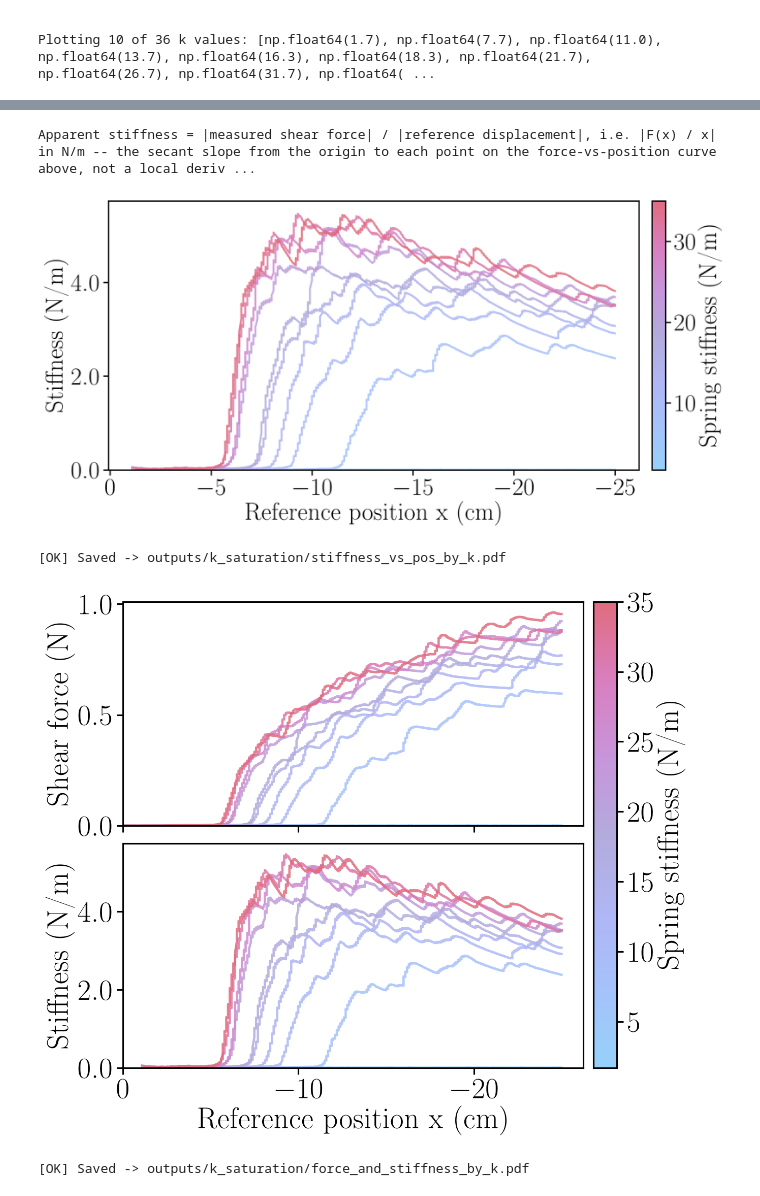
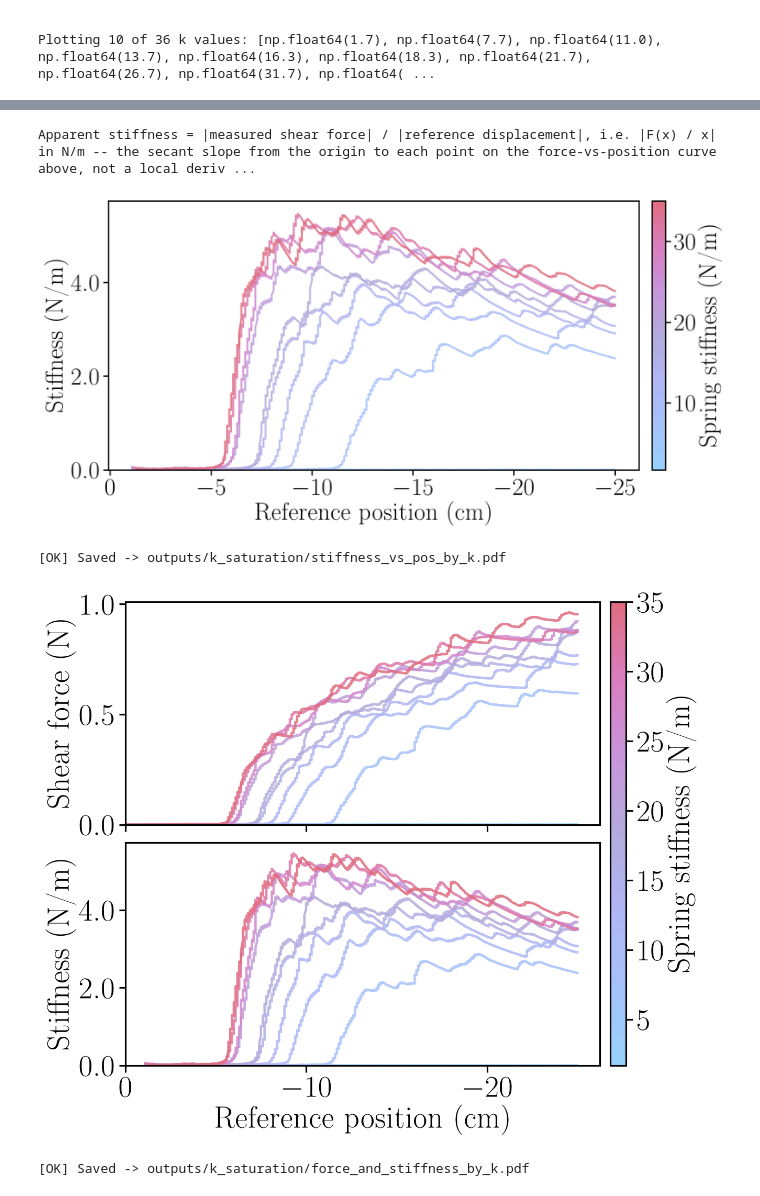
Before and after one commit to CREATE-Lab-EPFL/SoftVMC, a Jupyter notebook: LinearSpring/plot_k_saturation.ipynb, the cells around one changed output, grey strips where cells are left out. Drawn from its saved outputs; the diff is of its cells as text; code cells hidden in the pictures.

Commit message:
Final LinearSpring plotting.

```diff
--- a/LinearSpring/plot_k_saturation.ipynb
+++ b/LinearSpring/plot_k_saturation.ipynb
@@ -227,7 +227,7 @@ sm.set_array([])
 cbar = fig.colorbar(sm, ax=ax, pad=0.02)
 cbar.set_label('Spring stiffness (N/m)')
 
-ax.set_xlabel('Reference position x (cm)')
+ax.set_xlabel('Reference position (cm)')
 ax.set_ylabel('Stiffness (N/m)')
 ax.yaxis.set_major_formatter(FormatStrFormatter('%.1f'))
 ax.set_ylim(0, None)
@@ -240,7 +240,7 @@ plt.show()
 print('[OK] Saved -> outputs/k_saturation/stiffness_vs_pos_by_k.pdf')
 # %% [output]
 Apparent stiffness = |measured shear force| / |reference displacement|, i.e. |F(x) / x| in N/m -- the secant slope from the origin to each point on the force-vs-position curve above, not a local deriv ...
-[figure, old version]
+[figure, new version]
 [OK] Saved -> outputs/k_saturation/stiffness_vs_pos_by_k.pdf
 # %%
 # ── Stacked figure: shear force (top) + stiffness (bottom), sharing one x-axis ──
@@ -262,7 +262,7 @@ LEGEND_FONT_SIZE = ALIGNED_LEGEND_FONT_SIZE
 set_font_size(FONT_SIZE, LEGEND_FONT_SIZE)
 
 fig, (ax_f, ax_k) = plt.subplots(2, 1, figsize=(W_IN, H_IN), sharex=True)
-fig.subplots_adjust(left=ALIGNED_LEFT, right=ALIGNED_RIGHT, top=0.96, bottom=0.11, hspace=0.08)
+fig.subplots_adjust(left=ALIGNED_LEFT, right=ALIGNED_RIGHT, top=0.96, bottom=0.14, hspace=0.08)
 
 for kv in plot_k:
     color = cmap(norm(kv))
@@ -274,34 +274,40 @@ for kv in plot_k:
         xm, fm = x_cm[mask], f[mask]
         if len(xm) < 2:
             continue
         ax_k.plot(xm, np.abs(fm / xm) * 100, color=color, linewidth=2.2, alpha=0.85)
 
 ax_f.set_ylabel('Shear force (N)')
 ax_f.set_ylim(min(0, all_f.min() * 1.05), all_f.max() * 1.05)
 ax_f.yaxis.set_major_formatter(FormatStrFormatter('%.1f'))
 ax_f.grid(GRID)
 
 ax_k.set_ylabel('Stiffness (N/m)')
 ax_k.set_ylim(0, None)
 ax_k.yaxis.set_major_formatter(FormatStrFormatter('%.1f'))
 ax_k.grid(GRID)
 
-ax_k.set_xlabel('Reference position x (cm)')   # shared axis -- labeled once, on the bottom panel
+ax_k.set_xlabel('Reference position (cm)')   # shared axis -- labeled once, on the bottom panel
 ax_k.set_xlim(0, all_gx_cm.min() * 1.05)        # 0 on left, -25 on right -- shared via sharex
 
 sm = cm.ScalarMappable(cmap=cmap, norm=norm)
 sm.set_array([])
-cbar = fig.colorbar(sm, ax=[ax_f, ax_k], fraction=ALIGNED_CBAR_FRACTION, pad=ALIGNED_CBAR_PAD)
+# aspect: this colorbar spans both stacked panels (taller than
+# plot_disturbance.ipynb's single-panel one), so it needs a larger
+# aspect value to come out the same physical thickness -- see
+# ALIGNED_CBAR_WIDTH_IN in plot_config.py.
+cbar_height_in = (0.96 - 0.14) * H_IN
+cbar = fig.colorbar(sm, ax=[ax_f, ax_k], fraction=ALIGNED_CBAR_FRACTION, pad=ALIGNED_CBAR_PAD,
+                    aspect=cbar_height_in / ALIGNED_CBAR_WIDTH_IN)
 cbar.set_label('Spring stiffness (N/m)')
 
 # Full (non-tight) canvas so the deliberately-matched axes/colorbar geometry
 # survives to the saved file -- 'tight' bbox (the repo default) would crop
 # each figure to its own content and silently break the alignment with
 # plot_disturbance.ipynb's response figure.
 with plt.rc_context({'savefig.bbox': None}):
     fig.savefig('outputs/k_saturation/force_and_stiffness_by_k.pdf')
 plt.show()
 print('[OK] Saved -> outputs/k_saturation/force_and_stiffness_by_k.pdf')
 # %% [output]
-[figure, old version]
+[figure, new version]
 [OK] Saved -> outputs/k_saturation/force_and_stiffness_by_k.pdf
```
Also changed, not shown: parts of 2 cells of this notebook, 10 other files.
